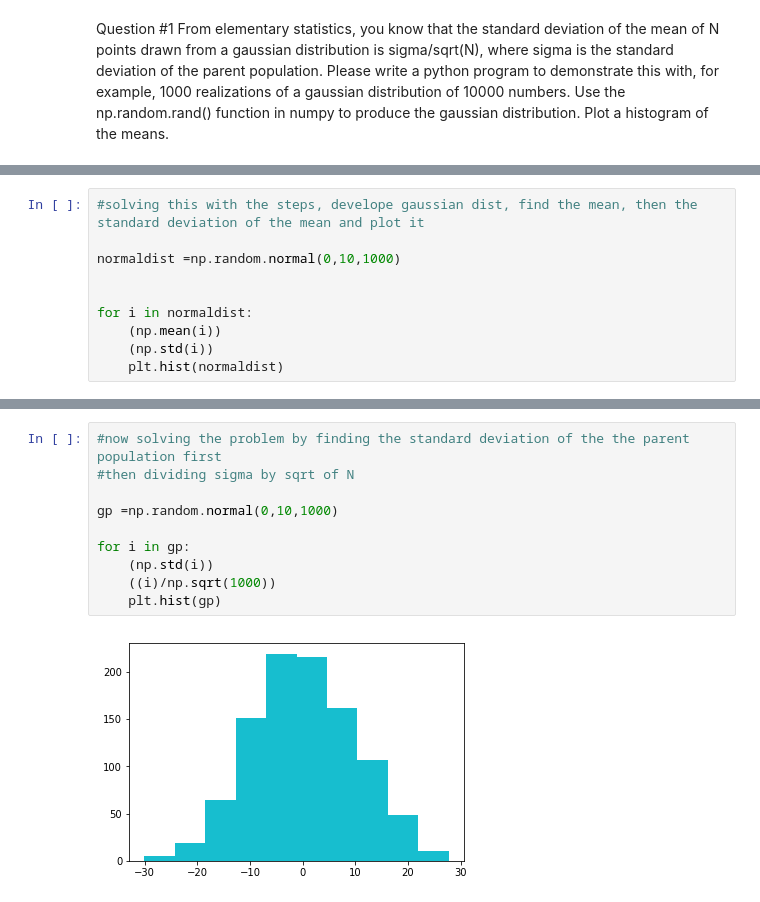
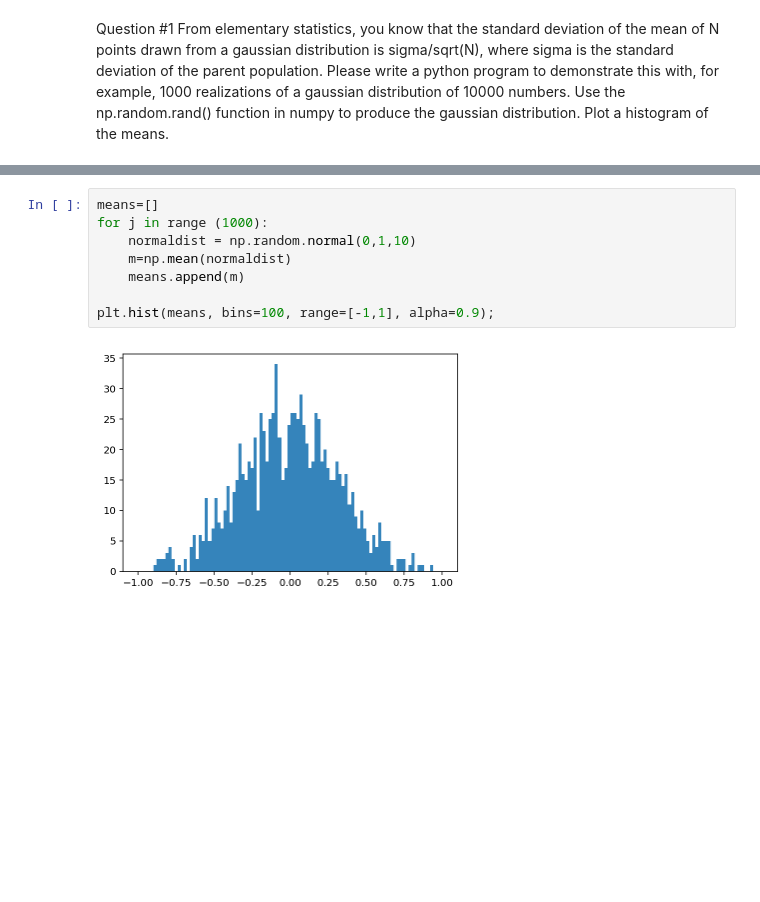
Before and after one commit to lockepatton/ASTR100-2020, a Jupyter notebook: Students/K_Hess/ASTR_100_HW1-Copy1.ipynb, the cells around one changed output, grey strips where cells are left out. Cells and saved outputs as stored; diff of their text form; blank space fills up the shorter version.

```diff
--- a/Students/K_Hess/ASTR_100_HW1-Copy1.ipynb
+++ b/Students/K_Hess/ASTR_100_HW1-Copy1.ipynb
@@ -27,10 +16,0 @@ n=1000
-# %%
-#solving this with the steps, develope gaussian dist, find the mean, then the standard deviation of the mean and plot it
-
-normaldist =np.random.normal(0,10,1000)
-
-
-for i in normaldist:
-    (np.mean(i))
-    (np.std(i))
-    plt.hist(normaldist)
@@ -39,12 +17,10 @@ for i in normaldist:
-# %%
-#now solving the problem by finding the standard deviation of the the parent population first
-#then dividing sigma by sqrt of N
-
-gp =np.random.normal(0,10,1000)
-
-for i in gp:
-    (np.std(i))
-    ((i)/np.sqrt(1000))
-    plt.hist(gp)
-# %% [output]
-[figure, removed]
+# %%
+means=[]
+for j in range (1000):
+    normaldist = np.random.normal(0,1,10)
+    m=np.mean(normaldist)
+    means.append(m)
+
+plt.hist(means, bins=100, range=[-1,1], alpha=0.9);
+# %% [output]
+[figure, added]
```
Also changed, not shown: parts of 16 cells of this notebook.
